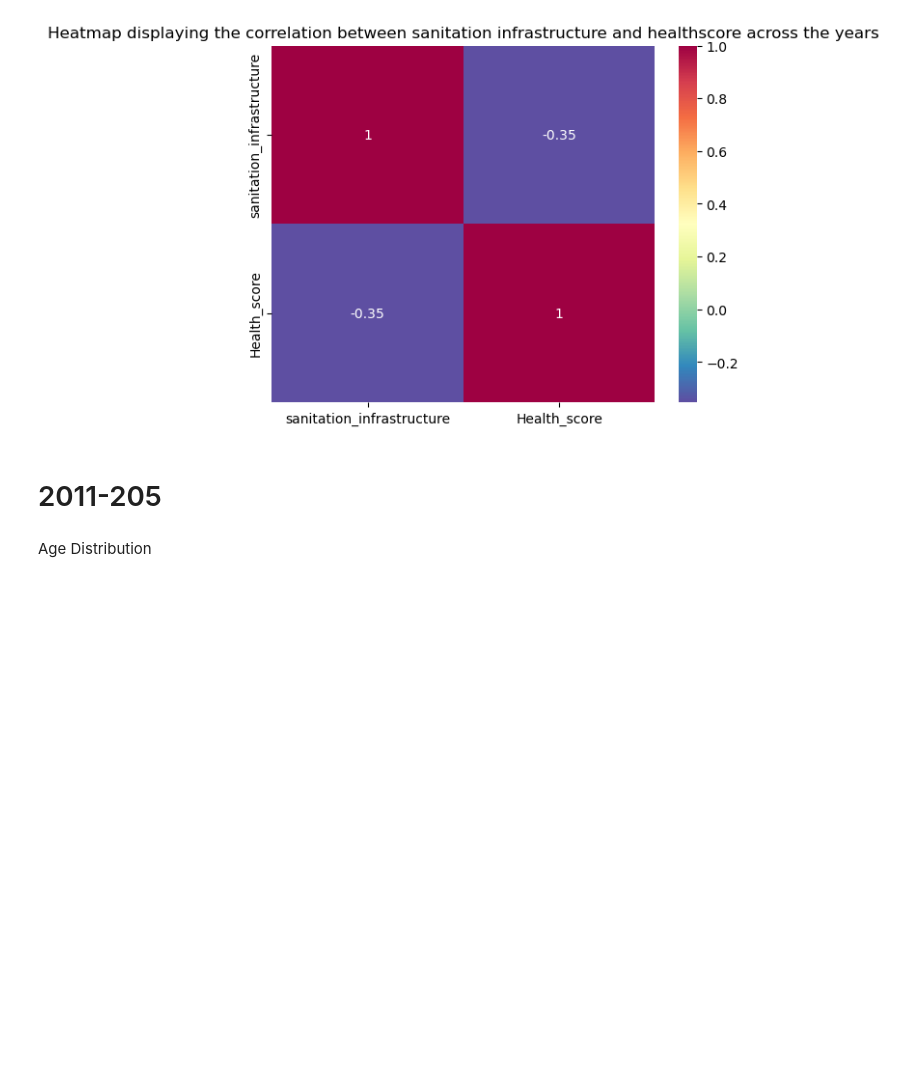
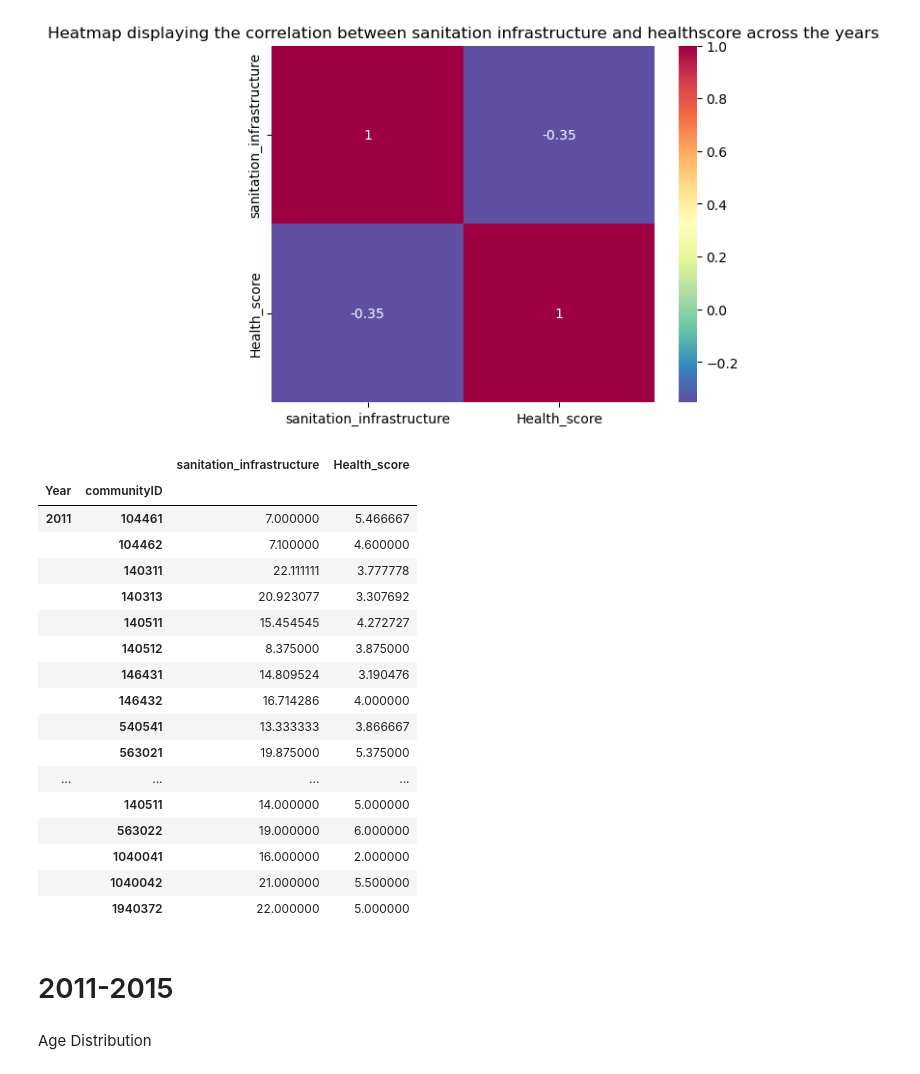
Before and after one commit to carozy797/SANITATION_INFRASTRUCTURE_HEALTH, a Jupyter notebook: MODEL/model-checkpoint.ipynb, the cells around one changed output. Drawn from its saved outputs; the diff is of its cells as text; code cells hidden in the pictures; blank space fills up the shorter version.

```diff
--- a/MODEL/model-checkpoint.ipynb
+++ b/MODEL/model-checkpoint.ipynb
@@ -220,6 +256,27 @@ Text(0.5, 1.0, 'Heatmap displaying the correlation between sanitation infrastruc
 # %%
 sanitation_community = df_coded.groupby(['Year', 'communityID'])['sanitation_infrastructure','Health_score'].mean()
 sanitation_community.to_csv("sanitation_community.csv")
+# %%
+sanitation_community
+# %% [output]
+|  |  | sanitation_infrastructure | Health_score |
+| Year | communityID |  |  |
+| 2011 | 104461 | 7.000000 | 5.466667 |
+|  | 104462 | 7.100000 | 4.600000 |
+|  | 140311 | 22.111111 | 3.777778 |
+|  | 140313 | 20.923077 | 3.307692 |
+|  | 140511 | 15.454545 | 4.272727 |
+|  | 140512 | 8.375000 | 3.875000 |
+|  | 146431 | 14.809524 | 3.190476 |
+|  | 146432 | 16.714286 | 4.000000 |
+|  | 540541 | 13.333333 | 3.866667 |
+|  | 563021 | 19.875000 | 5.375000 |
+| ... | ... | ... | ... |
+|  | 140511 | 14.000000 | 5.000000 |
+|  | 563022 | 19.000000 | 6.000000 |
+|  | 1040041 | 16.000000 | 2.000000 |
+|  | 1040042 | 21.000000 | 5.500000 |
+|  | 1940372 | 22.000000 | 5.000000 |
 # %%
 # plt.figure(figsize=(10, 6))
 # for year in df['Year'].unique():
@@ -232,7 +289,7 @@ sanitation_community.to_csv("sanitation_community.csv")
 # plt.legend(title='Year', loc=('upper right'))
 # plt.show()
 # %% [markdown]
-# 2011-205
+# 2011-2015
 # %% [markdown]
 Age Distribution
 # %%
```
Also changed, not shown: parts of 13 cells of this notebook, 8 other files.
